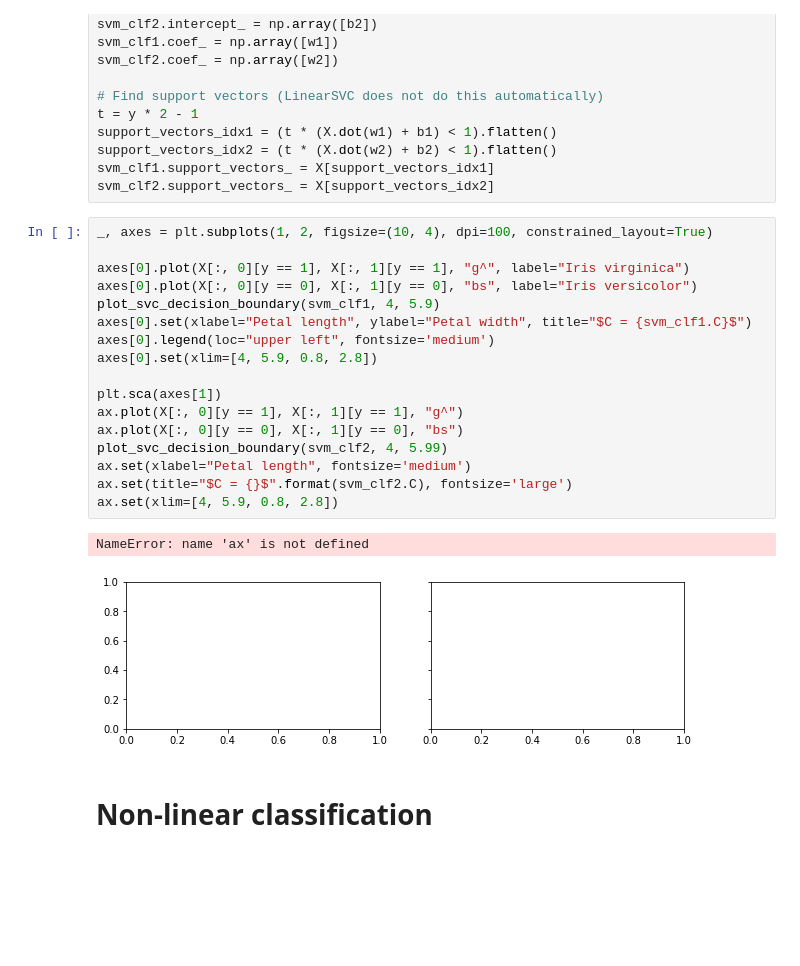
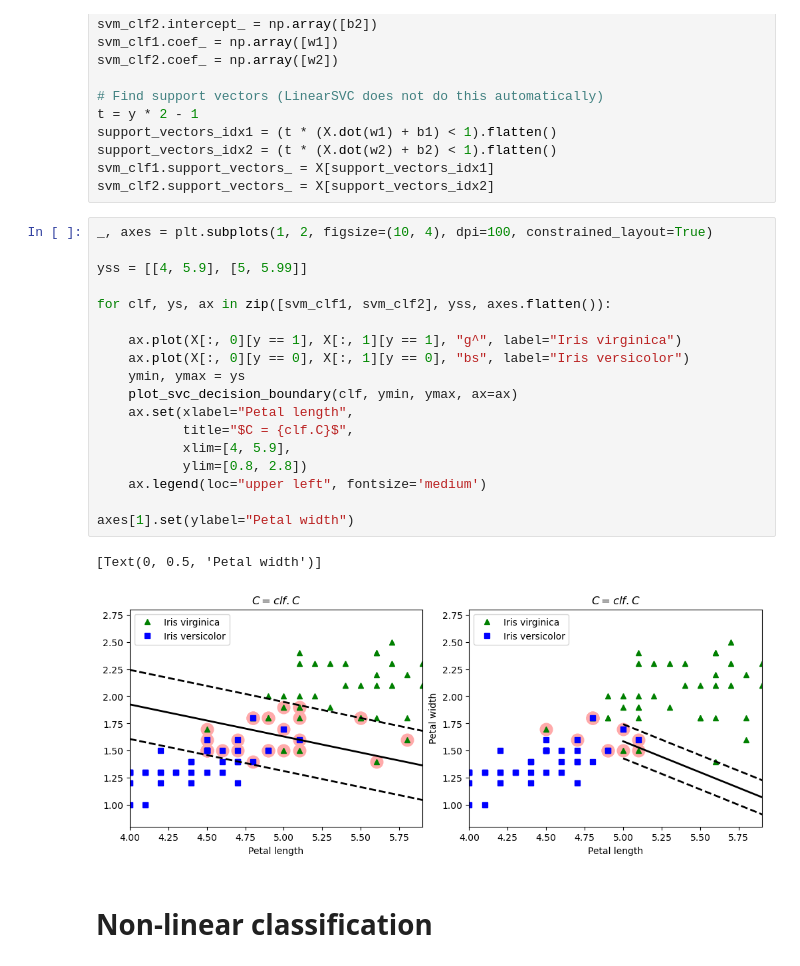
Before and after one commit to jy12060026ai/excss-stats, a Jupyter notebook: handson/05-support-vector-machines.ipynb, the cells around one changed output. Drawn from its saved outputs; the diff is of its cells as text; blank space fills up the shorter version.

```diff
--- a/handson/05-support-vector-machines.ipynb
+++ b/handson/05-support-vector-machines.ipynb
@@ -226,23 +226,24 @@ svm_clf2.support_vectors_ = X[support_vectors_idx2]
 # %%
 _, axes = plt.subplots(1, 2, figsize=(10, 4), dpi=100, constrained_layout=True)
 
-axes[0].plot(X[:, 0][y == 1], X[:, 1][y == 1], "g^", label="Iris virginica")
-axes[0].plot(X[:, 0][y == 0], X[:, 1][y == 0], "bs", label="Iris versicolor")
-plot_svc_decision_boundary(svm_clf1, 4, 5.9)
-axes[0].set(xlabel="Petal length", ylabel="Petal width", title="$C = {svm_clf1.C}$")
-axes[0].legend(loc="upper left", fontsize='medium')
-axes[0].set(xlim=[4, 5.9, 0.8, 2.8])
+yss = [[4, 5.9], [5, 5.99]]
 
-plt.sca(axes[1])
-ax.plot(X[:, 0][y == 1], X[:, 1][y == 1], "g^")
-ax.plot(X[:, 0][y == 0], X[:, 1][y == 0], "bs")
-plot_svc_decision_boundary(svm_clf2, 4, 5.99)
-ax.set(xlabel="Petal length", fontsize='medium')
-ax.set(title="$C = {}$".format(svm_clf2.C), fontsize='large')
-ax.set(xlim=[4, 5.9, 0.8, 2.8])
+for clf, ys, ax in zip([svm_clf1, svm_clf2], yss, axes.flatten()):
+
+    ax.plot(X[:, 0][y == 1], X[:, 1][y == 1], "g^", label="Iris virginica")
+    ax.plot(X[:, 0][y == 0], X[:, 1][y == 0], "bs", label="Iris versicolor")
+    ymin, ymax = ys
+    plot_svc_decision_boundary(clf, ymin, ymax, ax=ax)
+    ax.set(xlabel="Petal length",
+           title="$C = {clf.C}$",
+           xlim=[4, 5.9],
+           ylim=[0.8, 2.8])
+    ax.legend(loc="upper left", fontsize='medium')
+
+axes[1].set(ylabel="Petal width")
 # %% [output]
-NameError: name 'ax' is not defined
+[Text(0, 0.5, 'Petal width')]
-[figure, old version]
+[figure, new version]
 # %% [markdown]
 # Non-linear classification
 # %%
```
Also changed, not shown: parts of 1 cell of this notebook.
